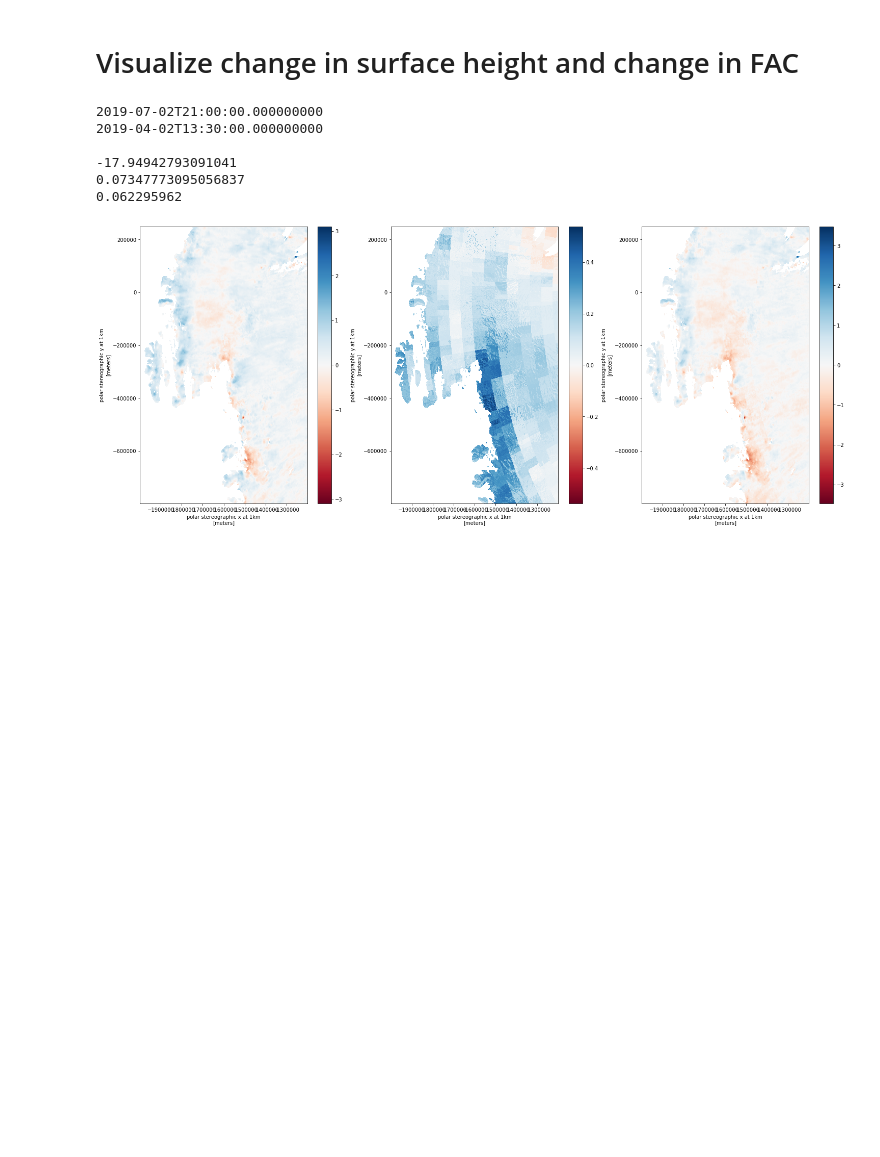
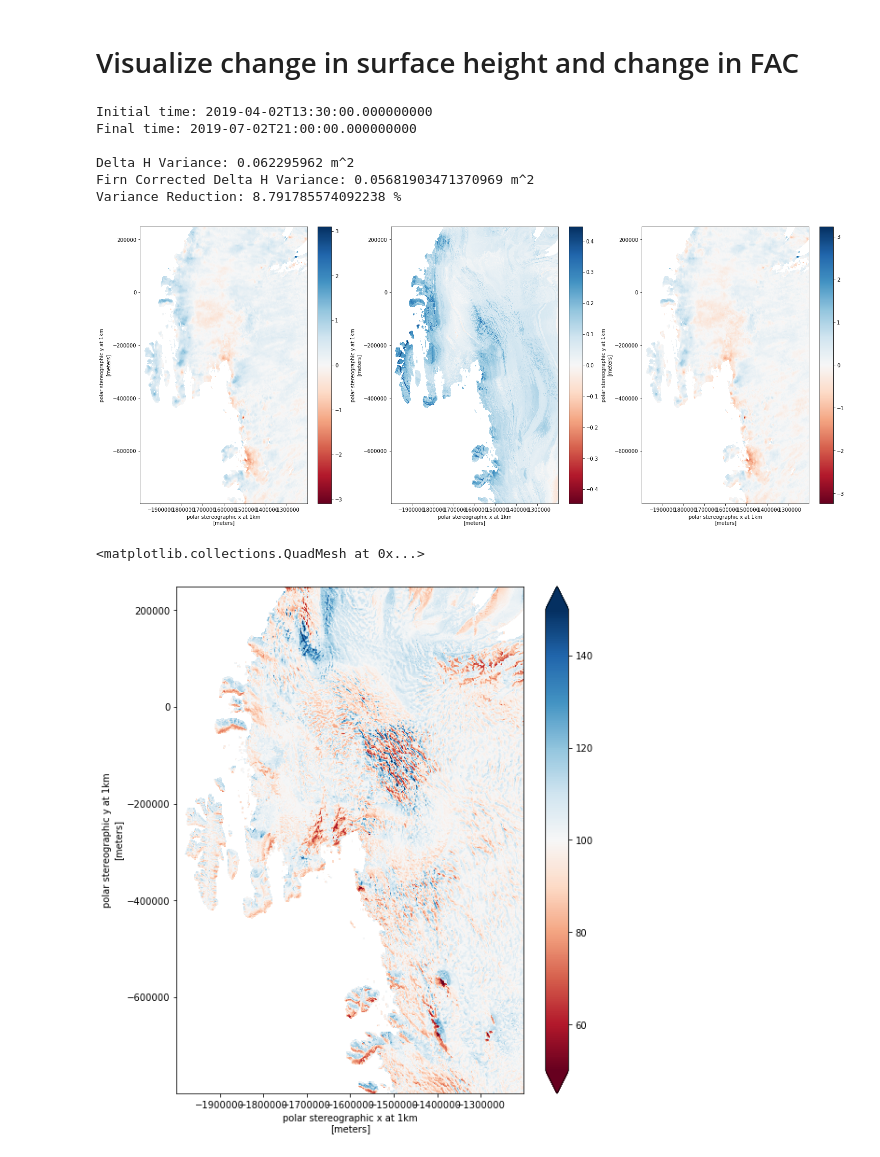
Before and after one commit to EricKeenan/mass-balance, a Jupyter notebook: notebooks/ATL15.ipynb, the cells around one changed output. Saved outputs shown, nothing was run; the diff lists cells and outputs as text; code cells hidden in the pictures; blank space fills up the shorter version.

Commit message:
Interpolate MERRA-2 to 1 km before inference

```diff
--- a/notebooks/ATL15.ipynb
+++ b/notebooks/ATL15.ipynb
@@ -141,20 +122,31 @@ inference.plot(cmap=plt.cm.RdBu, ax=axes[1])
 dh_corr.plot(cmap=plt.cm.RdBu, ax=axes[2])
 
 # Print initial and final date
-print(ds['time'][indf].values)
-print(ds['time'][ind0].values)
+print("Initial time: " + str(ds['time'][ind0].values))
+print("Final time: " + str(ds['time'][indf].values))
+
 
 # Calculate variance reduction
 vr = 1 - (dh_corr.var() / dh_zone.var())
 print()
-print(100*vr.values)
-print(dh_corr.var().values)
-print(dh_zone.var().values)
+print("Delta H Variance: " + str(dh_zone.var().values) + " m^2")
+print("Firn Corrected Delta H Variance: " + str(dh_corr.var().values) + " m^2")
+print("Variance Reduction: " + str(100*vr.values) + " %")
 # %% [output]
-2019-07-02T21:00:00.000000000
-2019-04-02T13:30:00.000000000
+Initial time: 2019-04-02T13:30:00.000000000
+Final time: 2019-07-02T21:00:00.000000000
 
--17.94942793091041
-0.07347773095056837
-0.062295962
+Delta H Variance: 0.062295962 m^2
+Firn Corrected Delta H Variance: 0.05681903471370969 m^2
+Variance Reduction: 8.791785574092238 %
-[figure, old version]
+[figure, new version]
+# %%
+inference = 100 * np.loadtxt("ratio.txt")
+inference = np.reshape(inference, dh_zone.shape)
+inference = xr.DataArray(data=inference, dims=["y", "x"], coords=[dh_zone['y'], dh_zone['x']])
+inference = inference * grounded_mask
+plt.figure(figsize=(25/3, 10))
+inference.plot(cmap=plt.cm.RdBu, vmin=50, vmax=150)
+# %% [output]
+<matplotlib.collections.QuadMesh at 0x...>
+[figure, added]
```
Also changed, not shown: parts of 1 cell of this notebook, 2 other files.
